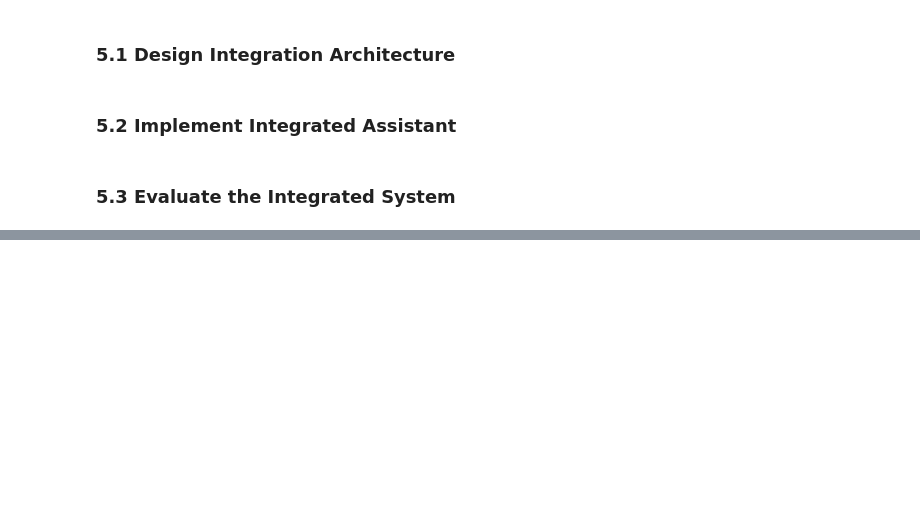
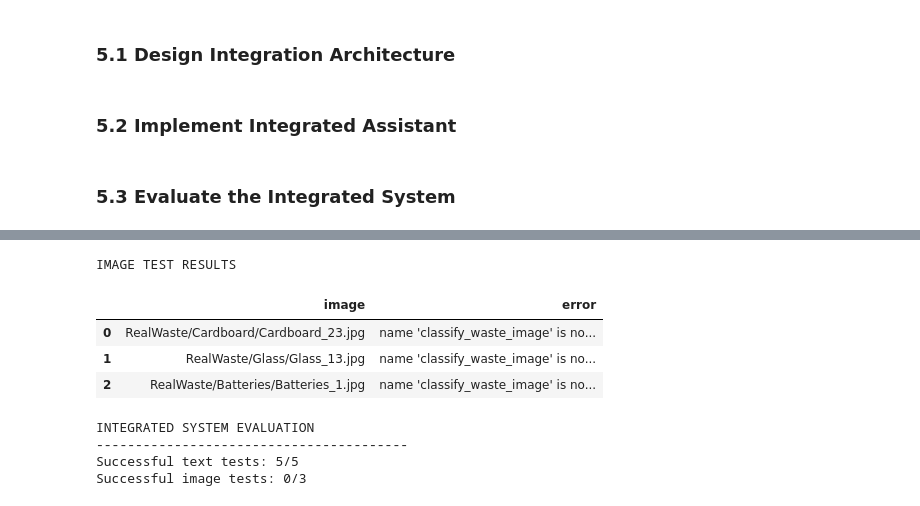
Before and after one commit to JacintaOsoro/NNs-and-SIMILIAR-MODELS-GROUP-8, a Jupyter notebook: Integrated.ipynb, the cells around one changed output, grey strips where cells are left out. Cells and saved outputs as stored; diff of their text form; code cells hidden in the pictures; blank space fills up the shorter version.

```diff
--- a/Integrated.ipynb
+++ b/Integrated.ipynb
@@ -1878,0 +2139,75 @@ Remember to demonstrate your understanding of the underlying concepts and provid
+# %%
+#Test cases for image input
+test_images = [
+    "RealWaste/Cardboard/Cardboard_23.jpg",
+    "RealWaste/Glass/Glass_13.jpg",
+    "RealWaste/Batteries/Batteries_1.jpg"
+]
+
+image_results = []
+
+for image_path in test_images:
+    try:
+        result = waste_management_assistant(
+            image_path,
+            input_type="image"
+        )
+
+        image_results.append({
+            "image": image_path,
+            "predicted_category": result["waste_category"],
+            "confidence": result["confidence"],
+            "recycling_instructions": result["recycling_instructions"]
+        })
+
+    except Exception as e:
+        image_results.append({
+            "image": image_path,
+            "error": str(e)
+        })
+
+
+if image_results:
+    image_results_df = pd.DataFrame(image_results)
+
+    print("\nIMAGE TEST RESULTS")
+    display(image_results_df)
+else:
+    print("\nAdd image paths from the test dataset to evaluate image inputs.")
+
+
+#System evaluation summary
+
+successful_text_tests = sum(
+    "error" not in result
+    for result in text_results
+)
+
+successful_image_tests = sum(
+    "error" not in result
+    for result in image_results
+)
+
+print("\nINTEGRATED SYSTEM EVALUATION")
+print("-" * 40)
+
+print(
+    f"Successful text tests: "
+    f"{successful_text_tests}/{len(text_test_cases)}"
+)
+
+if test_images:
+    print(
+        f"Successful image tests: "
+        f"{successful_image_tests}/{len(test_images)}"
+    )
+# %% [output]
+IMAGE TEST RESULTS
+|  | image | error |
+| 0 | RealWaste/Cardboard/Cardboard_23.jpg | name 'classify_waste_image' is no... |
+| 1 | RealWaste/Glass/Glass_13.jpg | name 'classify_waste_image' is no... |
+| 2 | RealWaste/Batteries/Batteries_1.jpg | name 'classify_waste_image' is no... |
+INTEGRATED SYSTEM EVALUATION
+----------------------------------------
+Successful text tests: 5/5
+Successful image tests: 0/3
```
Also changed, not shown: parts of 21 cells of this notebook.
